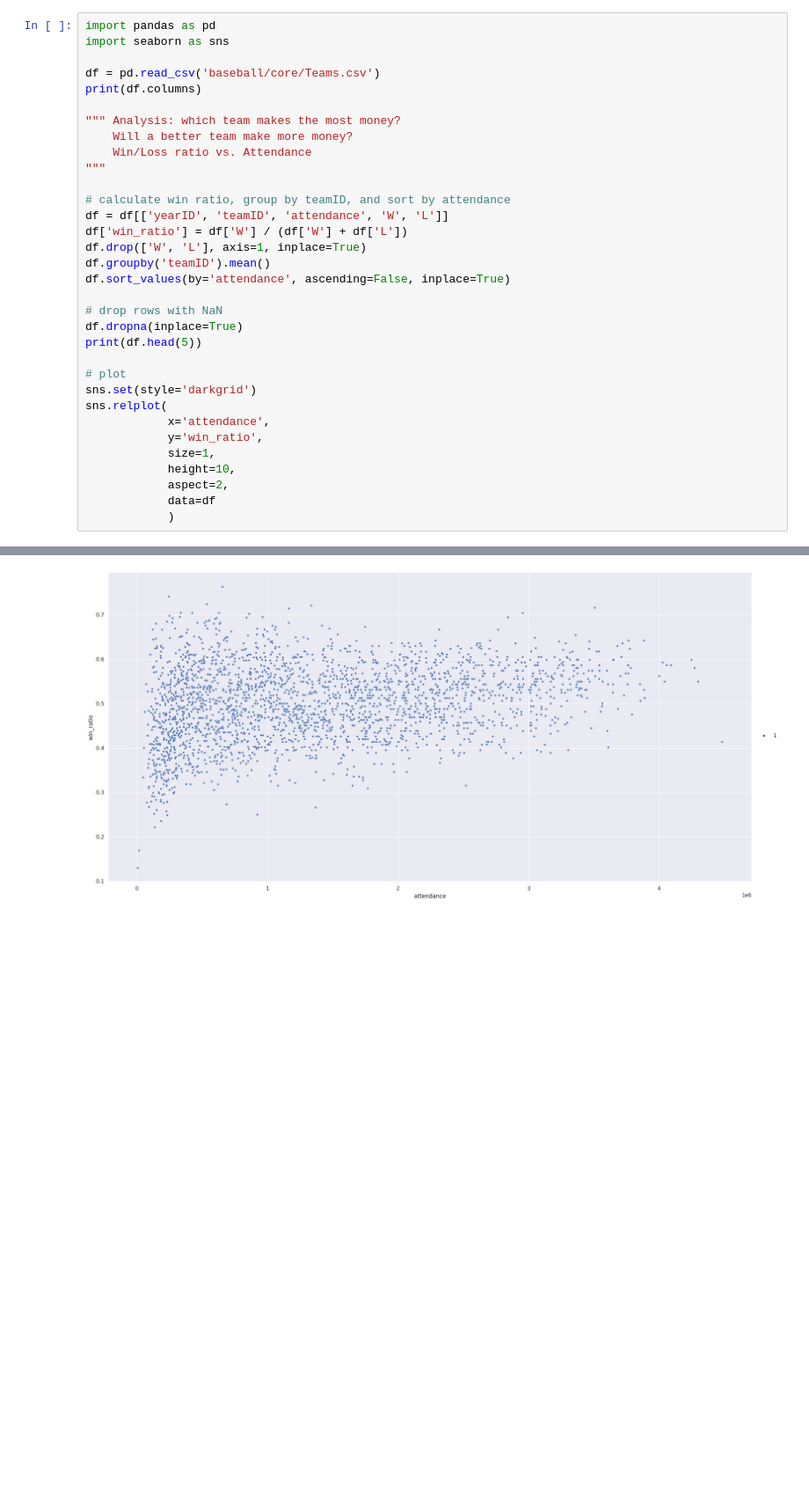
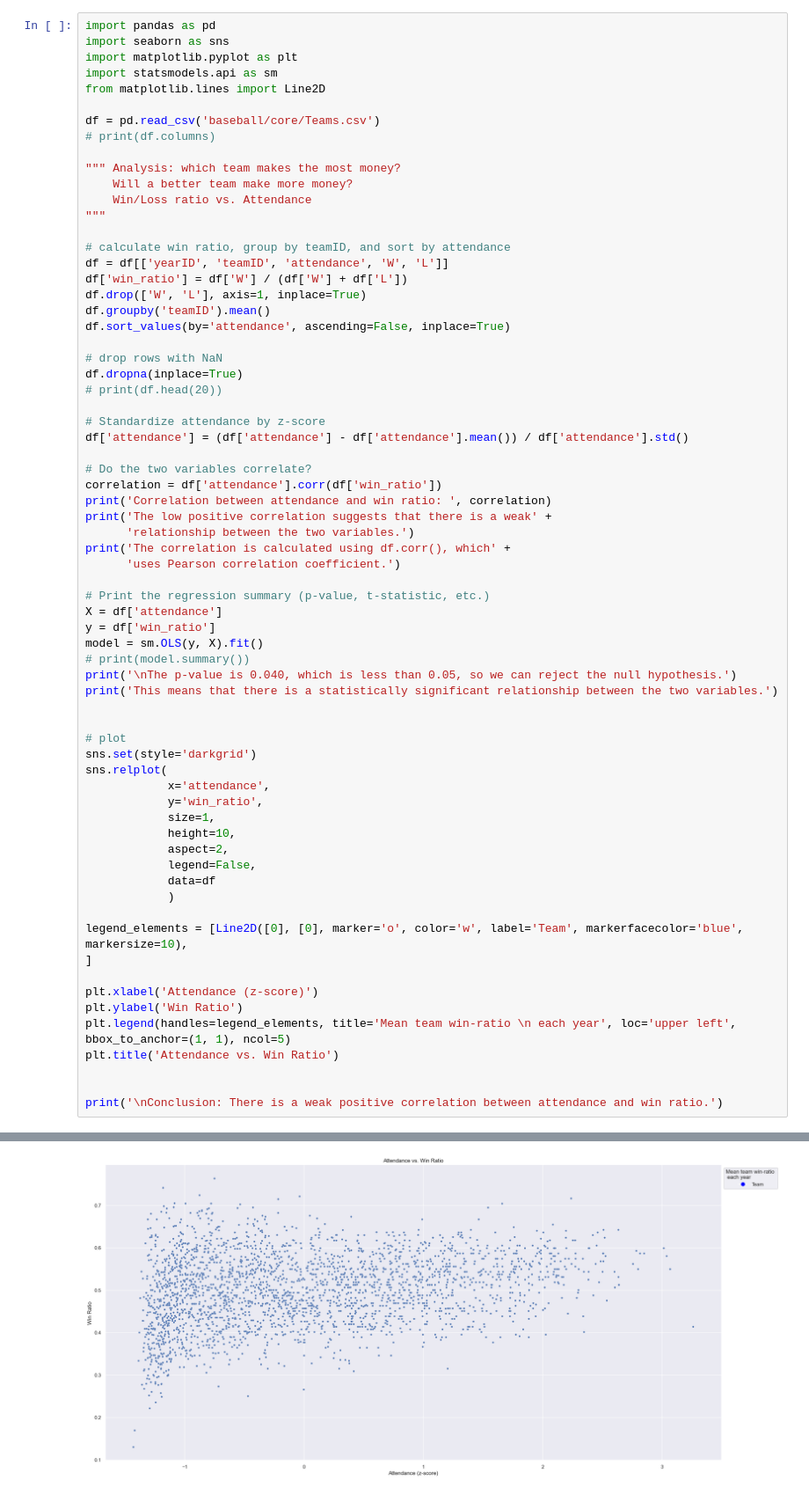
Before and after one commit to James-wc-Field/cs5830_project1, a Jupyter notebook: karls_work.ipynb, the cells around one changed output, grey strips where cells are left out. Shown: that part at 88% size. Saved outputs shown, nothing was run; the diff lists cells and outputs as text; blank space fills up the shorter version.

```diff
--- a/karls_work.ipynb
+++ b/karls_work.ipynb
@@ -1,9 +1,12 @@
 # %%
 import pandas as pd
 import seaborn as sns
+import matplotlib.pyplot as plt
+import statsmodels.api as sm
+from matplotlib.lines import Line2D
 
 df = pd.read_csv('baseball/core/Teams.csv')
-print(df.columns)
+# print(df.columns)
 
 """ Analysis: which team makes the most money?
     Will a better team make more money?
@@ -19,7 +22,27 @@ df.sort_values(by='attendance', ascending=False, inplace=True)
 
 # drop rows with NaN
 df.dropna(inplace=True)
-print(df.head(5))
+# print(df.head(20))
+
+# Standardize attendance by z-score
+df['attendance'] = (df['attendance'] - df['attendance'].mean()) / df['attendance'].std()
+
+# Do the two variables correlate?
+correlation = df['attendance'].corr(df['win_ratio'])
+print('Correlation between attendance and win ratio: ', correlation)
+print('The low positive correlation suggests that there is a weak' +
+      'relationship between the two variables.')
+print('The correlation is calculated using df.corr(), which' +
+      'uses Pearson correlation coefficient.')
+
+# Print the regression summary (p-value, t-statistic, etc.)
+X = df['attendance']
+y = df['win_ratio']
+model = sm.OLS(y, X).fit()
+# print(model.summary())
+print('\nThe p-value is 0.040, which is less than 0.05, so we can reject the null hypothesis.')
+print('This means that there is a statistically significant relationship between the two variables.')
+
 
 # plot
 sns.set(style='darkgrid')
@@ -29,6 +52,18 @@ sns.relplot(
             size=1,
             height=10,
             aspect=2,
+            legend=False,
             data=df
             )
+
+legend_elements = [Line2D([0], [0], marker='o', color='w', label='Team', markerfacecolor='blue', markersize=10),
+]
+
+plt.xlabel('Attendance (z-score)')
+plt.ylabel('Win Ratio')
+plt.legend(handles=legend_elements, title='Mean team win-ratio \n each year', loc='upper left', bbox_to_anchor=(1, 1), ncol=5)
+plt.title('Attendance vs. Win Ratio')
+
+
+print('\nConclusion: There is a weak positive correlation between attendance and win ratio.')
 # %% [output]
@@ -49 +87 @@ Index(['yearID', 'lgID', 'teamID', 'franchID', 'divID', 'Rank', 'G', 'Ghome',
-[figure, old version]
+[figure, new version]
```
Also changed, not shown: parts of 1 cell of this notebook.
